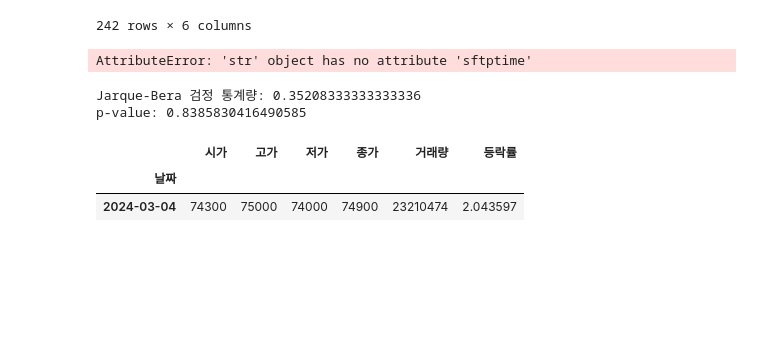
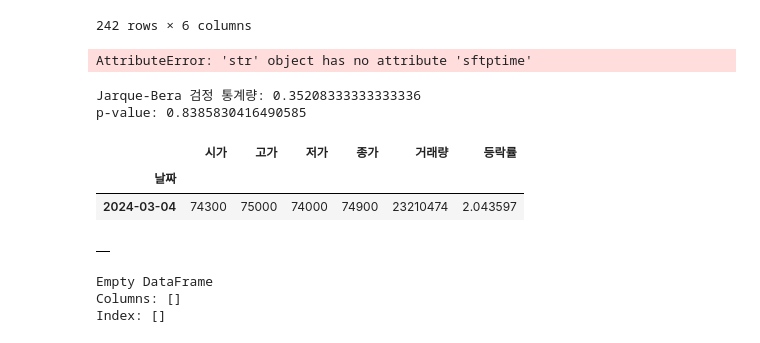
Before and after one commit to minxzzy/hackathon, a Jupyter notebook: test.ipynb, the cells around one changed output. Cells and saved outputs as stored; diff of their text form; code cells hidden in the pictures; blank space fills up the shorter version.

```diff
--- a/test.ipynb
+++ b/test.ipynb
@@ -347,3 +330,19 @@ rf_list = [df1, df2, df3, df4]
 rf_list = pd.concat(rf_list)
 rf_list.columns=['일자', '국고채권']
 rf_list.to_csv('csv/rf_list.csv')
+# %%
+from pykrx import stock
+import pandas as pd
+
+#
+df = stock.get_market_cap("20010101", "20221230", "005930" , "y")
+df
+# %% [output]
+|  |
+# %%
+df = stock.get_market_fundamental("20000101", "20231231", "005930", freq="m")
+print(df.head(2))
+# %% [output]
+Empty DataFrame
+Columns: []
+Index: []
```
Also changed, not shown: parts of 4 cells of this notebook.
